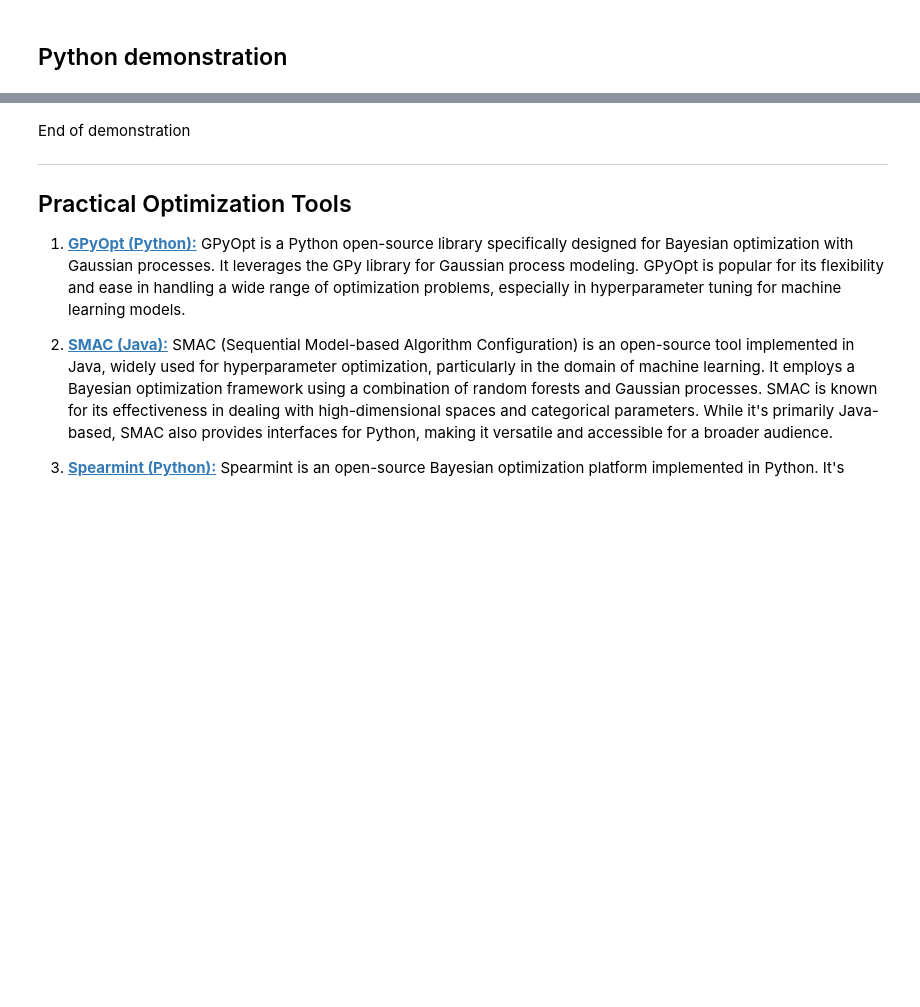
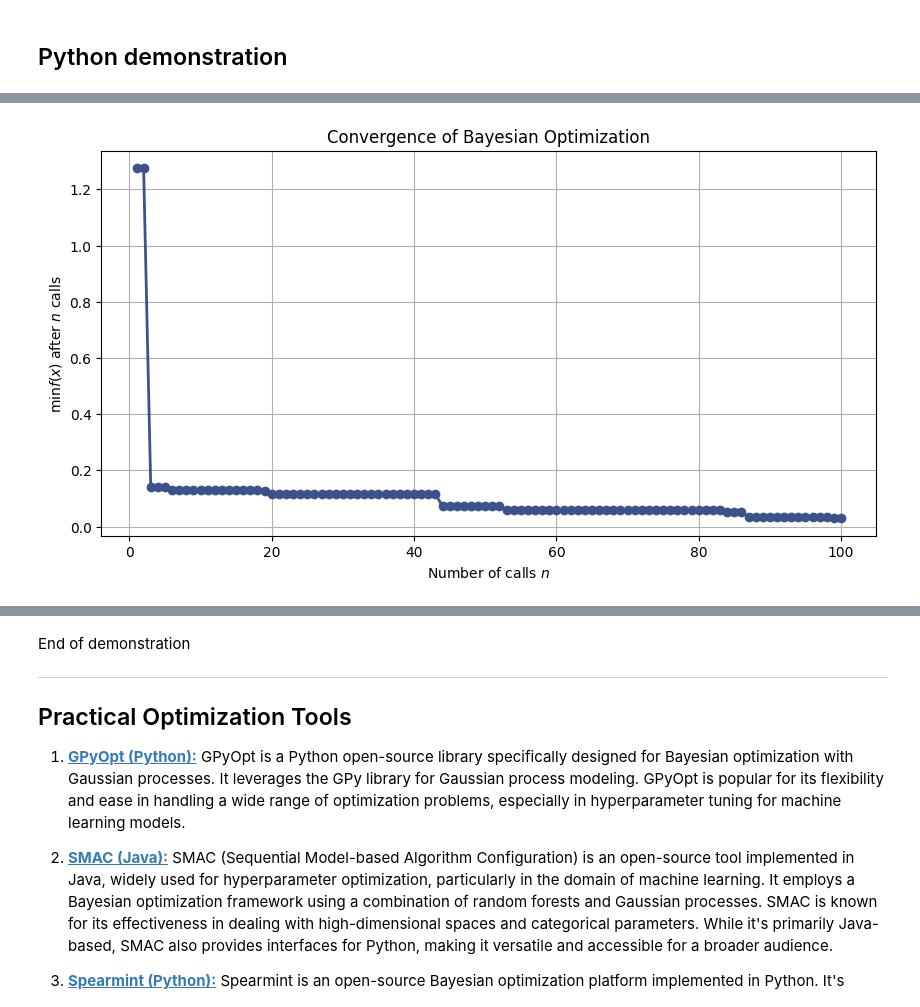
Before and after one commit to MaloLM/optimization-algorithms-guide, a Jupyter notebook: algorithms/stochastic optimization/Bayesian optimization.ipynb, the cells around one changed output, grey strips where cells are left out. Saved outputs shown, nothing was run; the diff lists cells and outputs as text; code cells hidden in the pictures; blank space fills up the shorter version.

```diff
--- a/algorithms/stochastic optimization/Bayesian optimization.ipynb
+++ b/algorithms/stochastic optimization/Bayesian optimization.ipynb
@@ -22,0 +99,91 @@ Details ici...
+# %%
+import numpy as np
+import matplotlib.pyplot as plt
+from sklearn.kernel_ridge import KernelRidge
+from sklearn.model_selection import cross_val_score
+from skopt import gp_minimize
+from skopt.plots import plot_convergence, plot_objective
+from skopt.space import Real
+from skopt.utils import use_named_args
+
+# Generate a dataset with a convex-concave relationship
+np.random.seed(42)
+X = np.sort(5 * np.random.rand(1000, 1), axis=0)
+
+# Define the transition point bewteen convex behaviour and concave behaviour
+transition_point = 2.5
+
+# Calculate the value of the convex function at the transition point
+convex_value_at_transition = 4 - (transition_point - 1)**2
+
+# Adjust the concave function to start from this point
+def adjusted_concave_function(x):
+    # Original concave function: 0.1 * (x - 3)**3 + 1
+    # Shift it to start from convex_value_at_transition
+    original_concave_value = 0.1 * (x - 3)**3 + 1
+    concave_value_at_transition = 0.1 * (transition_point - 3)**3 + 1
+    adjustment = convex_value_at_transition - concave_value_at_transition
+    return original_concave_value + adjustment
+
+# Define the piecewise function
+y = np.piecewise(X.flatten(),
+                 [X.flatten() < transition_point, X.flatten() >= transition_point],
+                 [lambda x: 4 - (x - 1)**2,  # Convex part
+                  adjusted_concave_function])  # Adjusted Concave part
+
+y += np.random.normal(0, 0.1, size=X.shape[0])  # Add some noise
+
+# Choose a regression model: Kernel Ridge Regression
+kernel_ridge_model = KernelRidge(kernel='rbf')
+
+# Define the hyperparameter space
+space  = [Real(1e-6, 1e+1, "log-uniform", name='alpha'),
+          Real(1e-2, 1e+1, "log-uniform", name='gamma')]
+
+# Define the objective function for Bayesian optimization
+@use_named_args(space)
+def objective(alpha, gamma):
+    kernel_ridge_model.set_params(alpha=alpha, gamma=gamma)
+    return -np.mean(cross_val_score(kernel_ridge_model, X, y, cv=5, n_jobs=-1,
+                                    scoring="neg_mean_squared_error"))
+
+# Perform Bayesian optimization
+result = gp_minimize(objective, space, n_calls=100, random_state=0)
+
+# Extract the best parameters
+best_alpha = result.x[0]
+best_gamma = result.x[1]
+
+# Train the model with optimized hyperparameters
+kernel_ridge_model.set_params(alpha=best_alpha, gamma=best_gamma)
+kernel_ridge_model.fit(X, y)
+
+# Predict using the trained model
+X_test = np.linspace(0, 5, 1000).reshape(-1, 1)
+y_pred = kernel_ridge_model.predict(X_test)
+
+# Display the optimization KPIs
+# Convergence plot
+
+plt.figure(figsize=(10, 5))
+print("The plot_convergence graph will show how quickly and effectively the Bayesian optimization process was able to converge to the best solution.")
+plot_convergence(result)
+plt.title("Convergence of Bayesian Optimization")
+plt.show()
+
+
+# Objective function landscape
+plt.figure(figsize=(12, 10))
+print("The plot_objective graph provides a visual representation of how changes in the hyperparameters alpha and gamma affected the model's performance.")
+plot_objective(result)
+plt.show()
+
+# Display predictions
+plt.scatter(X.ravel(), y, color='red', label='Actual values')  # Use X.ravel() to match y's shape
+plt.plot(X_test, y_pred, color='blue', label='Predictions')
+plt.xlabel('X')
+plt.ylabel('y')
+plt.title('Kernel Ridge Regression: Predictions vs Actual Values')
+plt.legend()
+plt.show()
+# %% [output]
@@ -22,0 +191 @@ Details ici...
+[figure, added]
```
Also changed, not shown: parts of 17 cells of this notebook, 30 other files.
